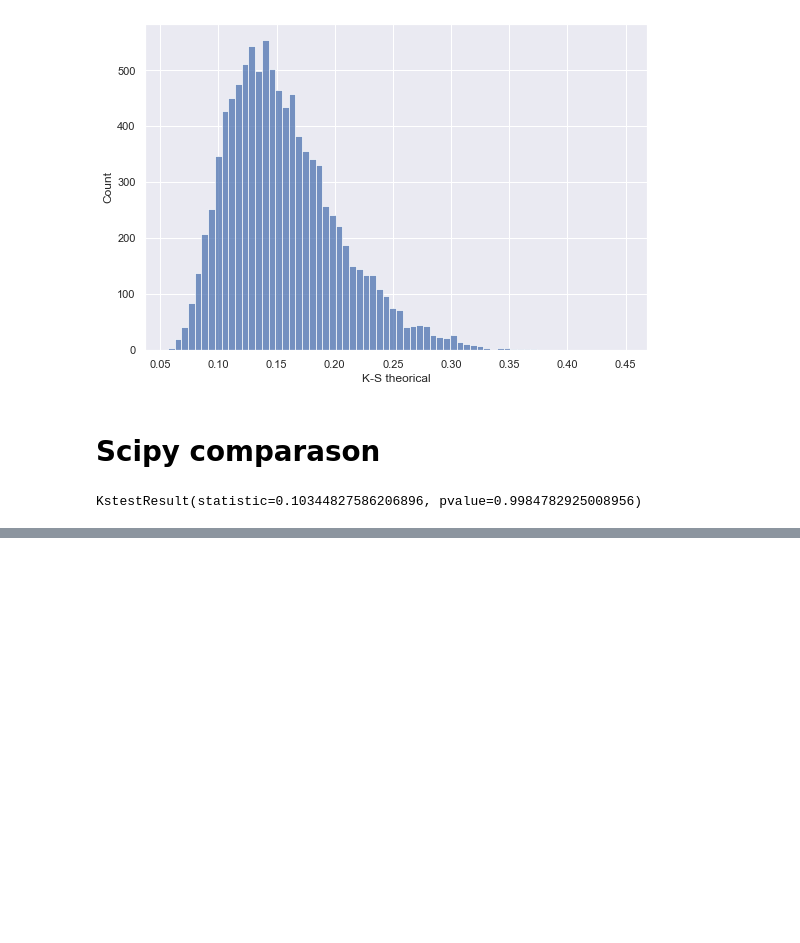
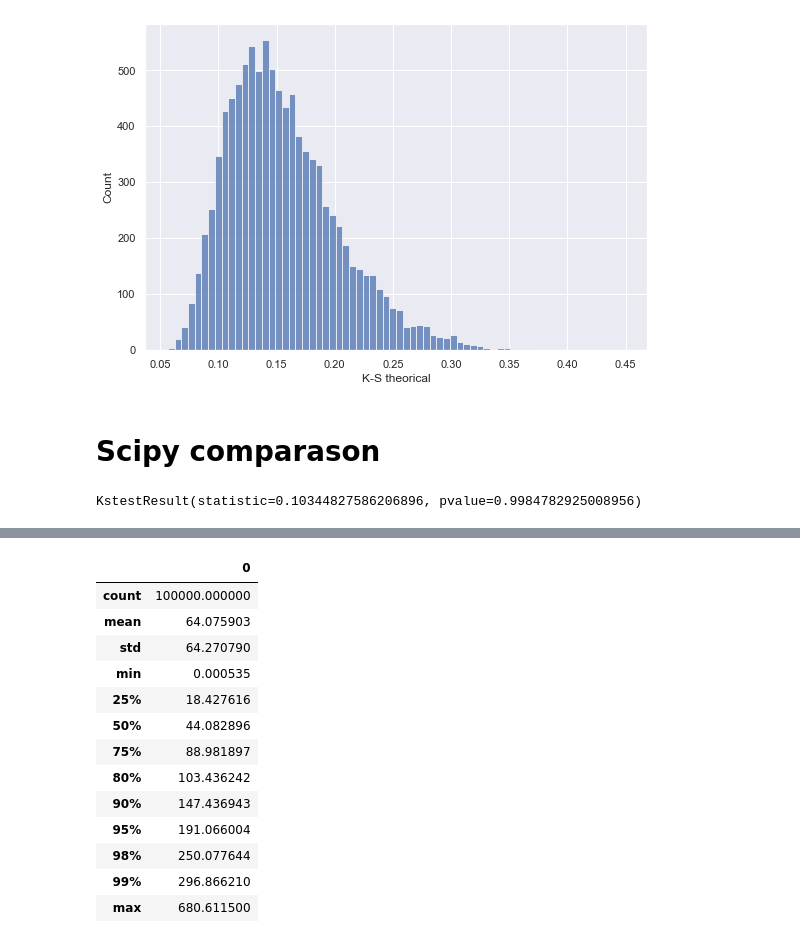
Before and after one commit to filipeaguiarrod/vesuvio_eruptions, a Jupyter notebook: 02_EDA.ipynb, the cells around one changed output, grey strips where cells are left out. Saved outputs shown, nothing was run; the diff lists cells and outputs as text; code cells hidden in the pictures; blank space fills up the shorter version.

```diff
--- a/02_EDA.ipynb
+++ b/02_EDA.ipynb
@@ -428,0 +483,17 @@ KstestResult(statistic=0.10344827586206896, pvalue=0.9984782925008956)
+# %%
+pd.DataFrame(func).describe(percentiles=[0.25,0.50,0.75,0.8,0.9,0.95,0.98,0.99])
+# %% [output]
+|  | 0 |
+| count | 100000.000000 |
+| mean | 64.075903 |
+| std | 64.270790 |
+| min | 0.000535 |
+| 25% | 18.427616 |
+| 50% | 44.082896 |
+| 75% | 88.981897 |
+| 80% | 103.436242 |
+| 90% | 147.436943 |
+| 95% | 191.066004 |
+| 98% | 250.077644 |
+| 99% | 296.866210 |
+| max | 680.611500 |
```
Also changed, not shown: parts of 16 cells of this notebook, 1 other file.
